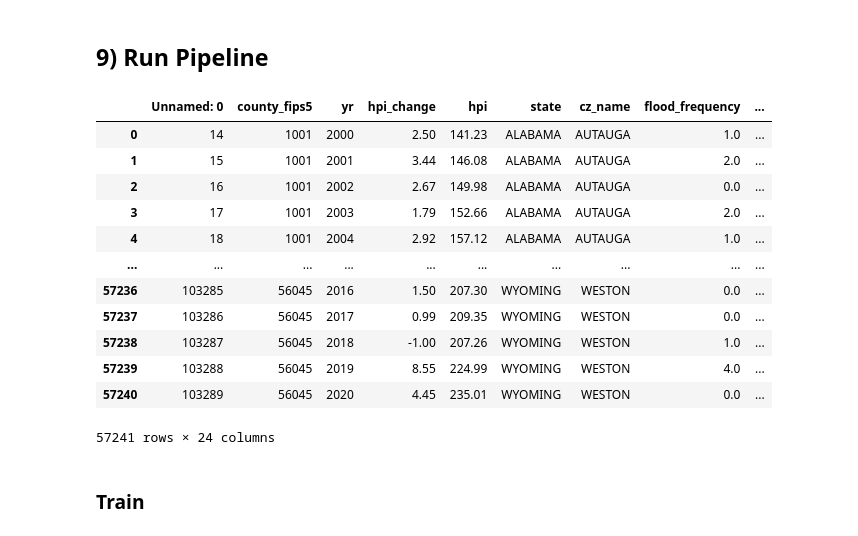
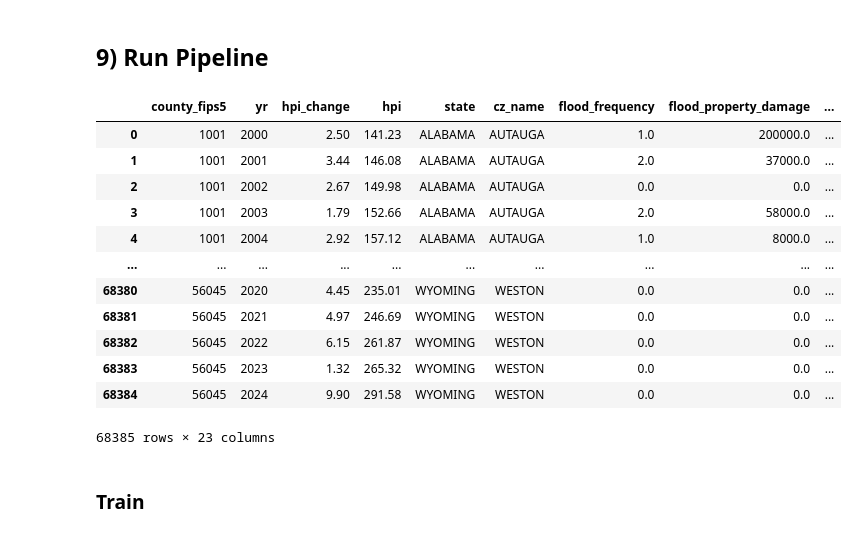
Before and after one commit to Ramil-cyber/Capstone_Citizensbank_climate-risk_insurance-exposure_monitoring, a Jupyter notebook: 03_code/data_exploration/lstm_arima_v1.ipynb, the cells around one changed output. Saved outputs shown, nothing was run; the diff lists cells and outputs as text; code cells hidden in the pictures.

```diff
--- a/03_code/data_exploration/lstm_arima_v1.ipynb
+++ b/03_code/data_exploration/lstm_arima_v1.ipynb
@@ -356,32 +356,33 @@ def forecast(model, base_exog_df, no_of_years, static_variables_dict=None):
 ## 9) Run Pipeline
 # %%
 climate_hpi = pd.read_csv(
-    "/Users/leonard/Library/CloudStorage/Dropbox/Duke/Academics/Year 2 Semester 1/Capstone/Code/Capstone_Citizensbank_climate-risk_insurance-exposure_monitoring/02_processed_data/FINAL_CLIMATE_FINANCIAL_DATA.csv"
+    "../../02_processed_data/FINAL_CLIMATE_FINANCIAL_DATA_2000_2024.csv"
 )
 # pd.read_csv(
 #     "../../02_processed_data/wildfire_drought_hpi_flood_heat_huricane.csv"
 # )
 climate_hpi = climate_hpi.rename(
     columns={
         "index_nsa": "hpi"
     }  # {"hpi_yoy": "HPI_YoY", "county_fips5": "county_fips"}
 )
 climate_hpi["real_gdp"] = pd.to_numeric(climate_hpi["real_gdp"], errors="coerce")
+climate_hpi = climate_hpi.fillna(0)
 climate_hpi
 # %% [output]
-|  | Unnamed: 0 | county_fips5 | yr | hpi_change | hpi | state | cz_name | flood_frequency | ... |
-| 0 | 14 | 1001 | 2000 | 2.50 | 141.23 | ALABAMA | AUTAUGA | 1.0 | ... |
-| 1 | 15 | 1001 | 2001 | 3.44 | 146.08 | ALABAMA | AUTAUGA | 2.0 | ... |
-| 2 | 16 | 1001 | 2002 | 2.67 | 149.98 | ALABAMA | AUTAUGA | 0.0 | ... |
-| 3 | 17 | 1001 | 2003 | 1.79 | 152.66 | ALABAMA | AUTAUGA | 2.0 | ... |
-| 4 | 18 | 1001 | 2004 | 2.92 | 157.12 | ALABAMA | AUTAUGA | 1.0 | ... |
+|  | county_fips5 | yr | hpi_change | hpi | state | cz_name | flood_frequency | flood_property_damage | ... |
+| 0 | 1001 | 2000 | 2.50 | 141.23 | ALABAMA | AUTAUGA | 1.0 | 200000.0 | ... |
+| 1 | 1001 | 2001 | 3.44 | 146.08 | ALABAMA | AUTAUGA | 2.0 | 37000.0 | ... |
+| 2 | 1001 | 2002 | 2.67 | 149.98 | ALABAMA | AUTAUGA | 0.0 | 0.0 | ... |
+| 3 | 1001 | 2003 | 1.79 | 152.66 | ALABAMA | AUTAUGA | 2.0 | 58000.0 | ... |
+| 4 | 1001 | 2004 | 2.92 | 157.12 | ALABAMA | AUTAUGA | 1.0 | 8000.0 | ... |
 | ... | ... | ... | ... | ... | ... | ... | ... | ... | ... |
-| 57236 | 103285 | 56045 | 2016 | 1.50 | 207.30 | WYOMING | WESTON | 0.0 | ... |
-| 57237 | 103286 | 56045 | 2017 | 0.99 | 209.35 | WYOMING | WESTON | 0.0 | ... |
-| 57238 | 103287 | 56045 | 2018 | -1.00 | 207.26 | WYOMING | WESTON | 1.0 | ... |
-| 57239 | 103288 | 56045 | 2019 | 8.55 | 224.99 | WYOMING | WESTON | 4.0 | ... |
-| 57240 | 103289 | 56045 | 2020 | 4.45 | 235.01 | WYOMING | WESTON | 0.0 | ... |
+| 68380 | 56045 | 2020 | 4.45 | 235.01 | WYOMING | WESTON | 0.0 | 0.0 | ... |
+| 68381 | 56045 | 2021 | 4.97 | 246.69 | WYOMING | WESTON | 0.0 | 0.0 | ... |
+| 68382 | 56045 | 2022 | 6.15 | 261.87 | WYOMING | WESTON | 0.0 | 0.0 | ... |
+| 68383 | 56045 | 2023 | 1.32 | 265.32 | WYOMING | WESTON | 0.0 | 0.0 | ... |
+| 68384 | 56045 | 2024 | 9.90 | 291.58 | WYOMING | WESTON | 0.0 | 0.0 | ... |
-57241 rows × 24 columns
+68385 rows × 23 columns
 # %% [markdown]
 ### Train
 # %%
```
Also changed, not shown: parts of 3 cells of this notebook, 2 other files.
